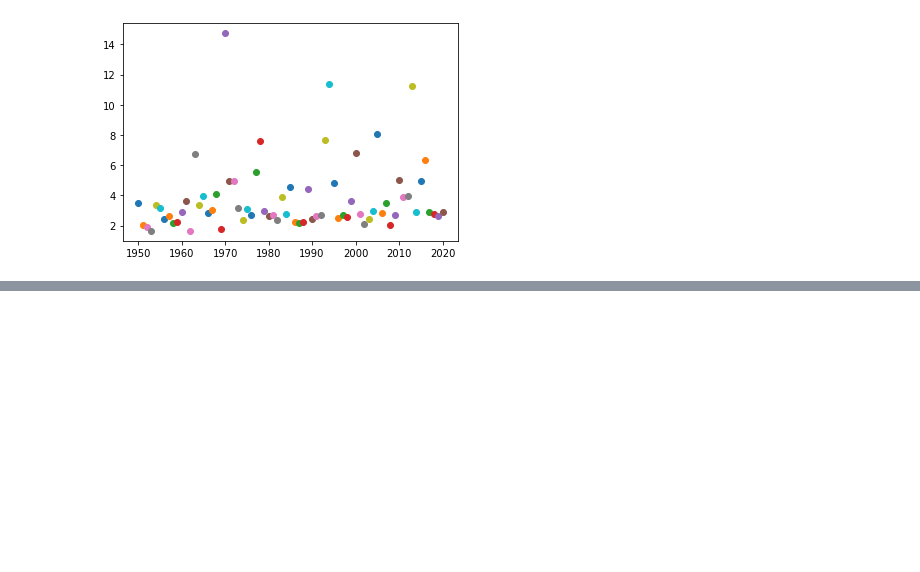
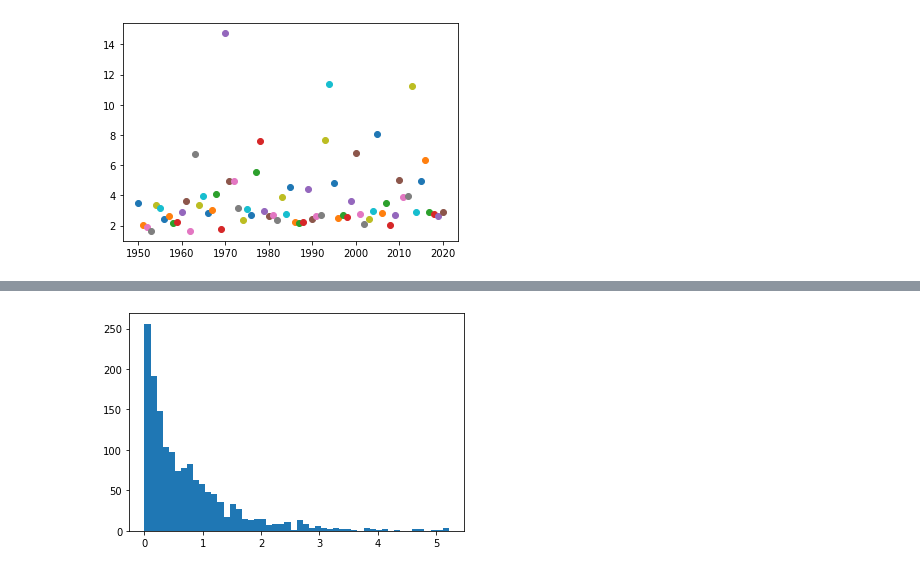
Before and after one commit to arpanlaha/math199-project-2, a Jupyter notebook: collapses.ipynb, the cells around one changed output, grey strips where cells are left out. Cells and saved outputs as stored; diff of their text form; code cells hidden in the pictures; blank space fills up the shorter version.

```diff
--- a/collapses.ipynb
+++ b/collapses.ipynb
@@ -110,6 +95,3 @@ print(sortedList)
 # %% [output]
 [(1.6417863454435913, 1953.0), (1.662889361417327, 1962.0), (1.7933830383683877, 1969.0), (1.8691929512568268, 1952.0), (2.016966251356759, 1951.0), (2.0522577775948294, 2008.0), (2.1179648230224353,  ...
 [figure]
-# %%
-#Average MLB Collapse Score Over Time
-collapse_scores,team_years=generate_collapse_scores("mlb", MLB_YEARS)
@@ -115,0 +134,12 @@ collapse_scores,team_years=generate_collapse_scores("mlb", MLB_YEARS)
+# %%
+def plot_histogram(collapse_scores):
+    hist_array = np.array([])
+
+    for team in collapse_scores:
+        hist_array = np.append(hist_array, collapse_scores[team])
+
+    plt.hist(np.log(hist_array), bins=50)
+# %%
+plot_histogram(nba_collapse_scores)
+# %% [output]
+[figure, added]
```
Also changed, not shown: parts of 7 cells of this notebook.
